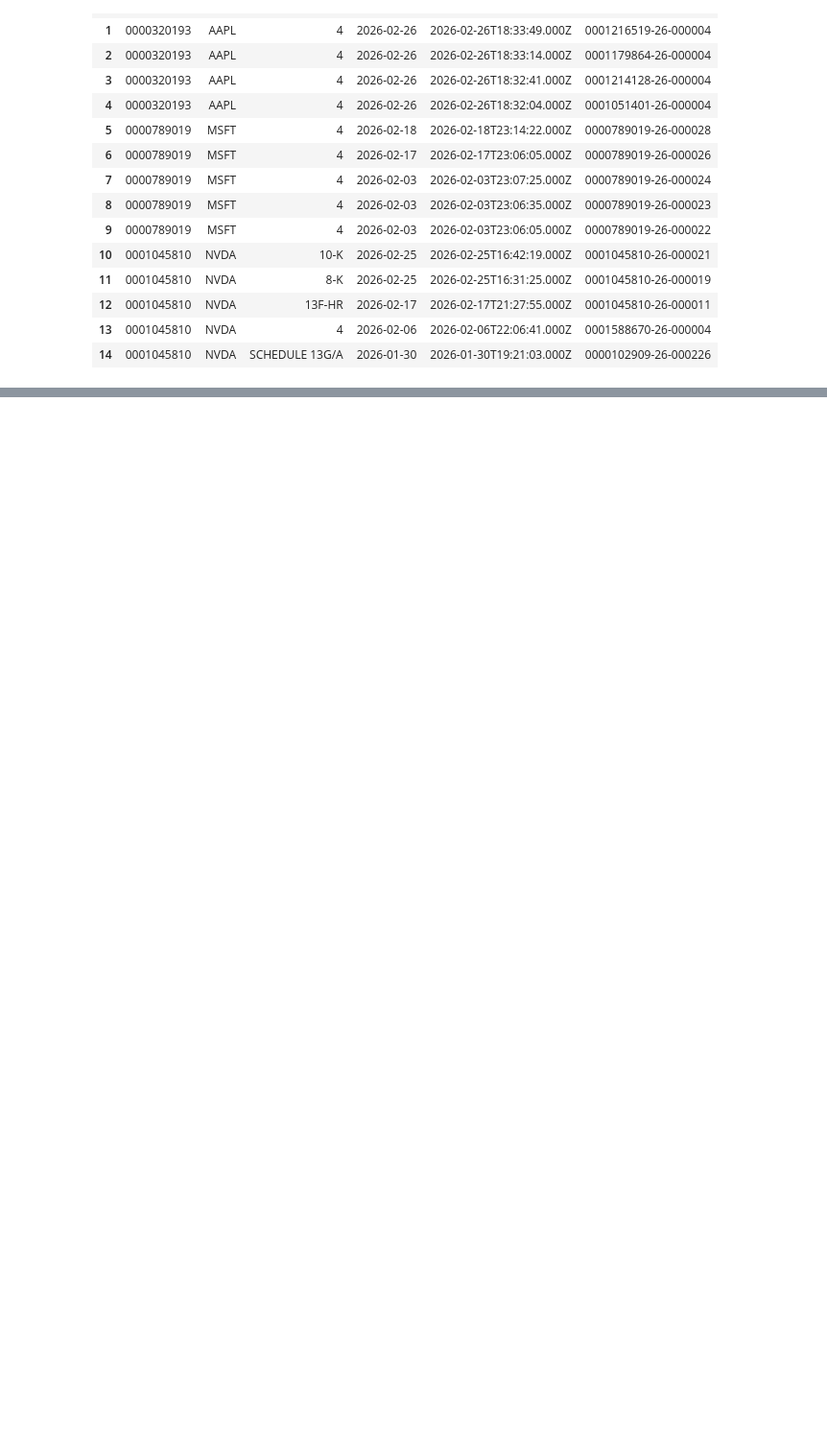
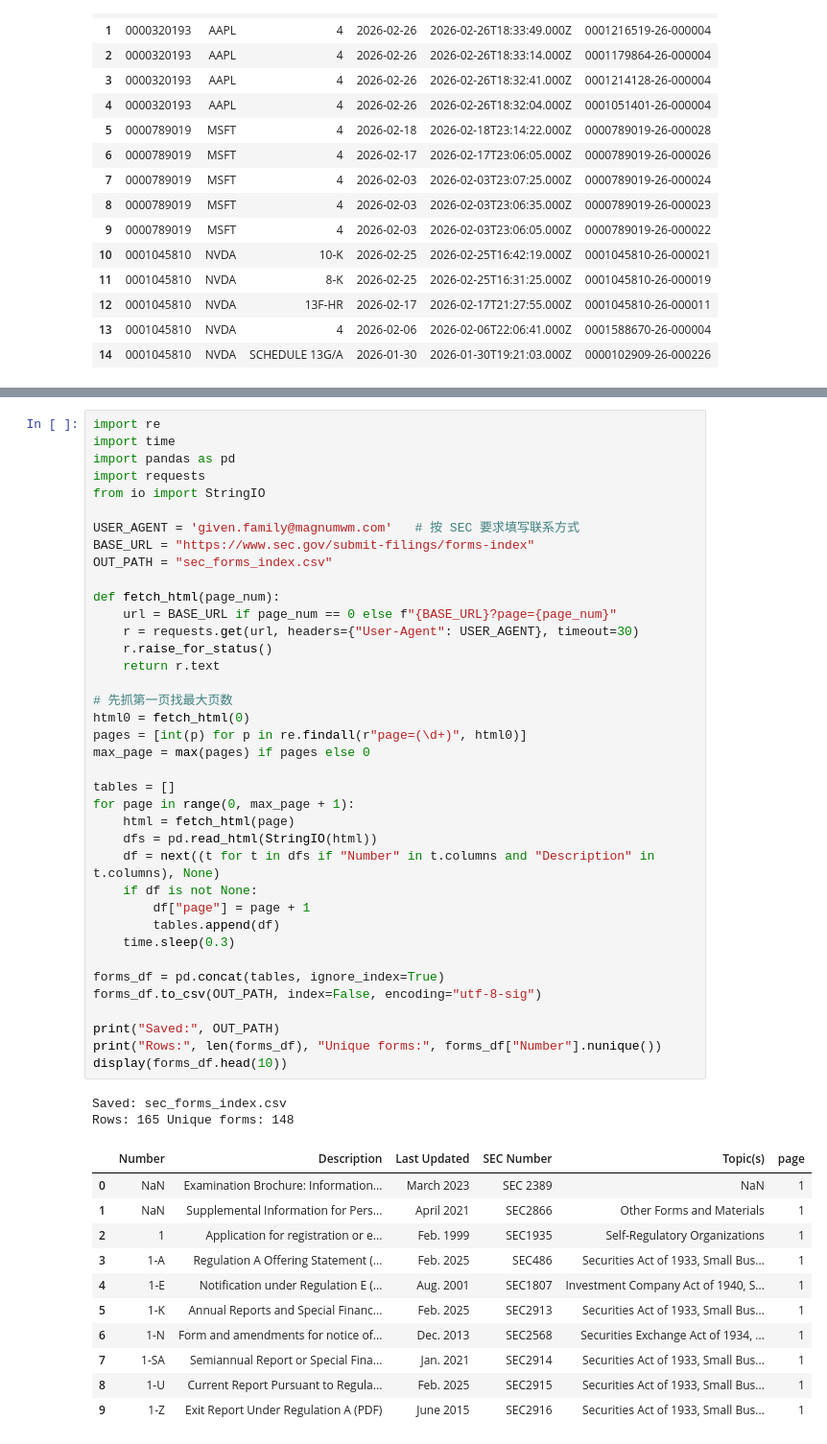
Before and after one commit to WuHaohai06/2026_aqumon_capstone_project, a Jupyter notebook: test.ipynb, the cells around one changed output, grey strips where cells are left out. Shown at 96% size. Drawn from its saved outputs; the diff is of its cells as text; blank space fills up the shorter version.

```diff
--- a/test.ipynb
+++ b/test.ipynb
@@ -293,0 +247,52 @@ unique_forms[:50]  # 前 50 个示例
+# %%
+import re
+import time
+import pandas as pd
+import requests
+from io import StringIO
+
+USER_AGENT = 'given.family@magnumwm.com'   # 按 SEC 要求填写联系方式
+BASE_URL = "https://www.sec.gov/submit-filings/forms-index"
+OUT_PATH = "sec_forms_index.csv"
+
+def fetch_html(page_num):
+    url = BASE_URL if page_num == 0 else f"{BASE_URL}?page={page_num}"
+    r = requests.get(url, headers={"User-Agent": USER_AGENT}, timeout=30)
+    r.raise_for_status()
+    return r.text
+
+# 先抓第一页找最大页数
+html0 = fetch_html(0)
+pages = [int(p) for p in re.findall(r"page=(\d+)", html0)]
+max_page = max(pages) if pages else 0
+
+tables = []
+for page in range(0, max_page + 1):
+    html = fetch_html(page)
+    dfs = pd.read_html(StringIO(html))
+    df = next((t for t in dfs if "Number" in t.columns and "Description" in t.columns), None)
+    if df is not None:
+        df["page"] = page + 1
+        tables.append(df)
+    time.sleep(0.3)
+
+forms_df = pd.concat(tables, ignore_index=True)
+forms_df.to_csv(OUT_PATH, index=False, encoding="utf-8-sig")
+
+print("Saved:", OUT_PATH)
+print("Rows:", len(forms_df), "Unique forms:", forms_df["Number"].nunique())
+display(forms_df.head(10))
+# %% [output]
+Saved: sec_forms_index.csv
+Rows: 165 Unique forms: 148
+|  | Number | Description | Last Updated | SEC Number | Topic(s) | page |
+| 0 | NaN | Examination Brochure: Information... | March 2023 | SEC 2389 | NaN | 1 |
+| 1 | NaN | Supplemental Information for Pers... | April 2021 | SEC2866 | Other Forms and Materials | 1 |
+| 2 | 1 | Application for registration or e... | Feb. 1999 | SEC1935 | Self-Regulatory Organizations | 1 |
+| 3 | 1-A | Regulation A Offering Statement (... | Feb. 2025 | SEC486 | Securities Act of 1933, Small Bus... | 1 |
+| 4 | 1-E | Notification under Regulation E (... | Aug. 2001 | SEC1807 | Investment Company Act of 1940, S... | 1 |
+| 5 | 1-K | Annual Reports and Special Financ... | Feb. 2025 | SEC2913 | Securities Act of 1933, Small Bus... | 1 |
+| 6 | 1-N | Form and amendments for notice of... | Dec. 2013 | SEC2568 | Securities Exchange Act of 1934, ... | 1 |
+| 7 | 1-SA | Semiannual Report or Special Fina... | Jan. 2021 | SEC2914 | Securities Act of 1933, Small Bus... | 1 |
+| 8 | 1-U | Current Report Pursuant to Regula... | Feb. 2025 | SEC2915 | Securities Act of 1933, Small Bus... | 1 |
+| 9 | 1-Z | Exit Report Under Regulation A (PDF) | June 2015 | SEC2916 | Securities Act of 1933, Small Bus... | 1 |
```
Also changed, not shown: parts of 3 cells of this notebook, 8 other files.
